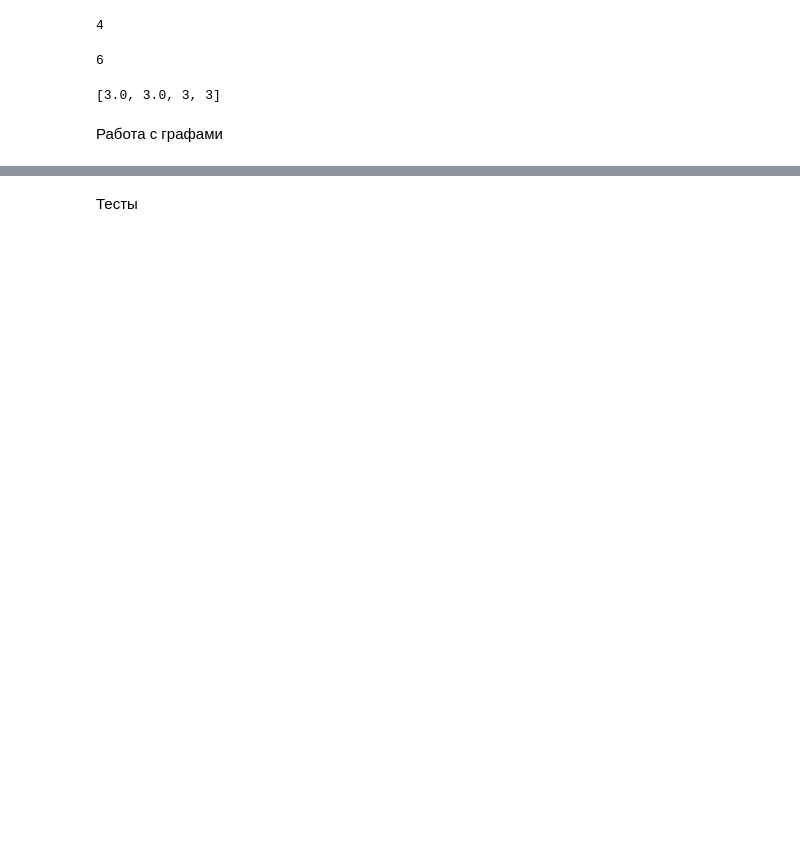
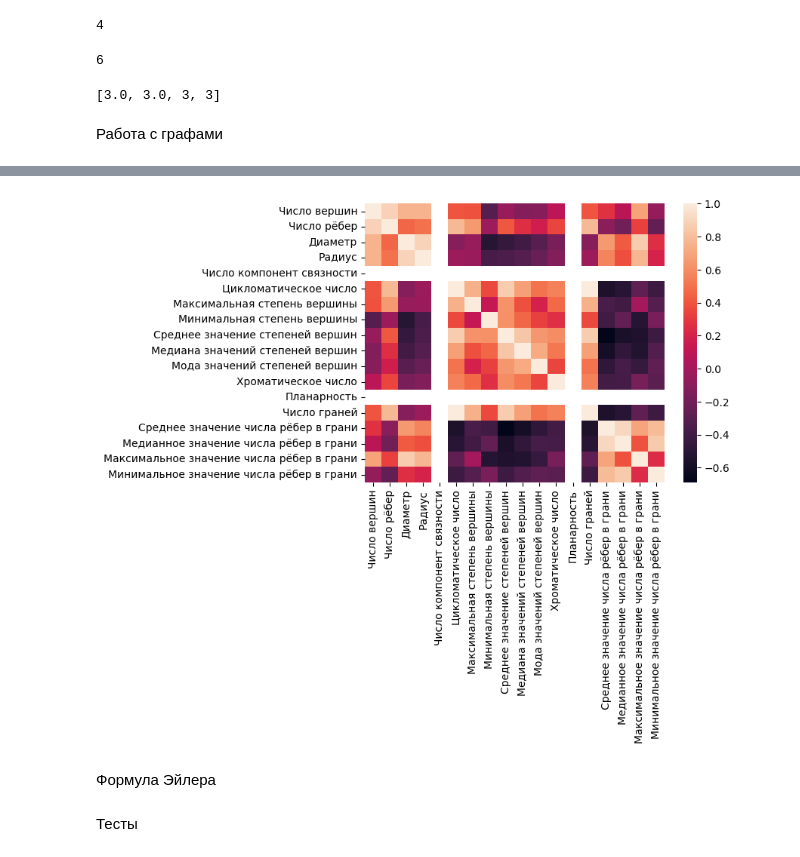
Before and after one commit to Fel1-of/wise-task-research, a Jupyter notebook: main.ipynb, the cells around one changed output, grey strips where cells are left out. Cells and saved outputs as stored; diff of their text form; code cells hidden in the pictures; blank space fills up the shorter version.

```diff
--- a/main.ipynb
+++ b/main.ipynb
@@ -450,2 +519,9 @@ KeyboardInterrupt:
+# %%
+#Corr для планарных графов c 1 компонентой связности
+dataplot=sb.heatmap(df[(df["Планарность"] == 1) & (df["Число компонент связности"] == 1)].corr())
+# %% [output]
+[figure, added]
+# %% [markdown]
+Формула Эйлера
 # %% [markdown]
 Тесты
```
Also changed, not shown: parts of 25 cells of this notebook.
